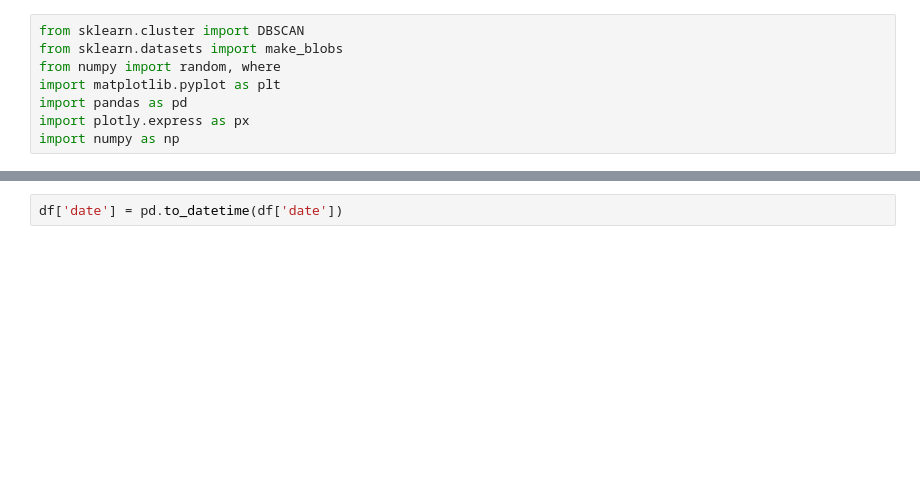
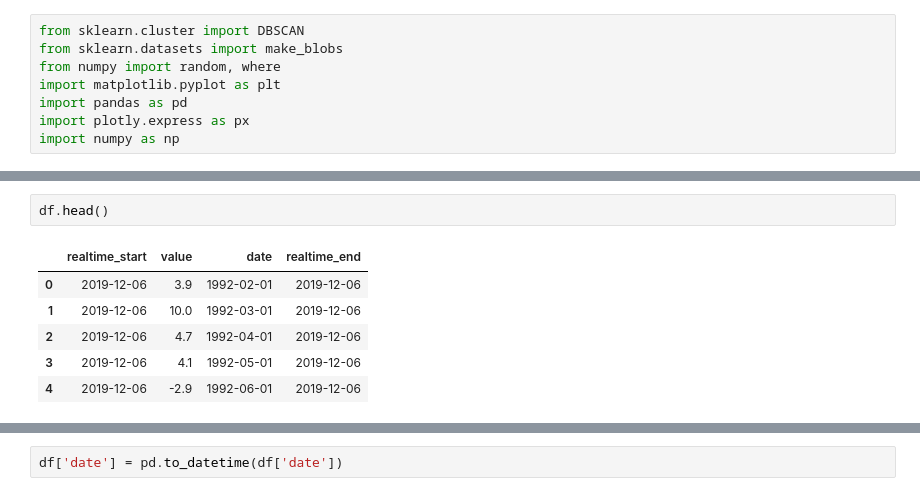
Before and after one commit to adi-bal/ml-repo, a Jupyter notebook: Menghui_01.ipynb, the cells around one changed output, grey strips where cells are left out. Saved outputs shown, nothing was run; the diff lists cells and outputs as text; blank space fills up the shorter version.

```diff
--- a/Menghui_01.ipynb
+++ b/Menghui_01.ipynb
@@ -10,0 +24,9 @@ df = pd.read_csv('MRTSMPCSM4400CUSN.csv',sep=',',low_memory=False)
+# %%
+df.head()
+# %% [output]
+|  | realtime_start | value | date | realtime_end |
+| 0 | 2019-12-06 | 3.9 | 1992-02-01 | 2019-12-06 |
+| 1 | 2019-12-06 | 10.0 | 1992-03-01 | 2019-12-06 |
+| 2 | 2019-12-06 | 4.7 | 1992-04-01 | 2019-12-06 |
+| 3 | 2019-12-06 | 4.1 | 1992-05-01 | 2019-12-06 |
+| 4 | 2019-12-06 | -2.9 | 1992-06-01 | 2019-12-06 |
```
Also changed, not shown: parts of 3 cells of this notebook.
